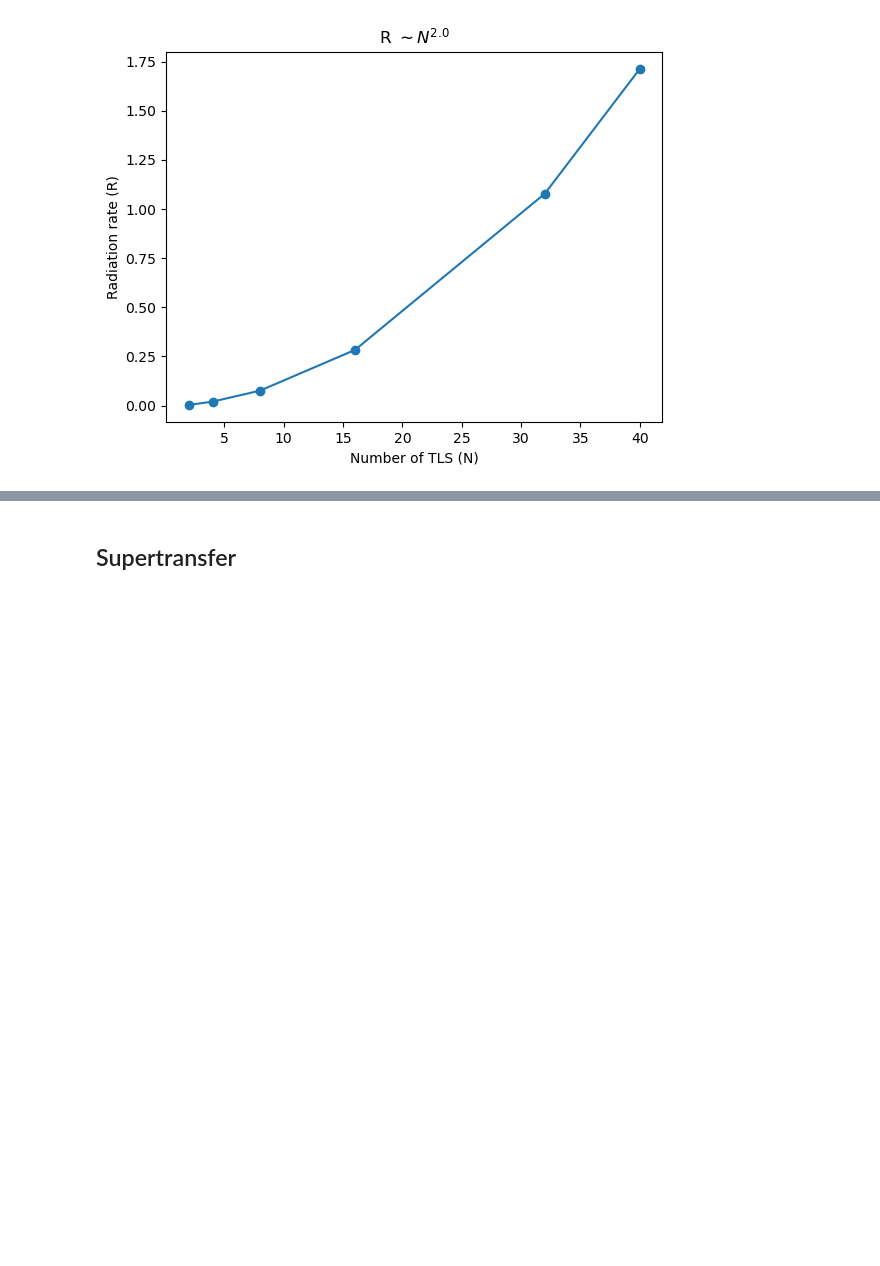
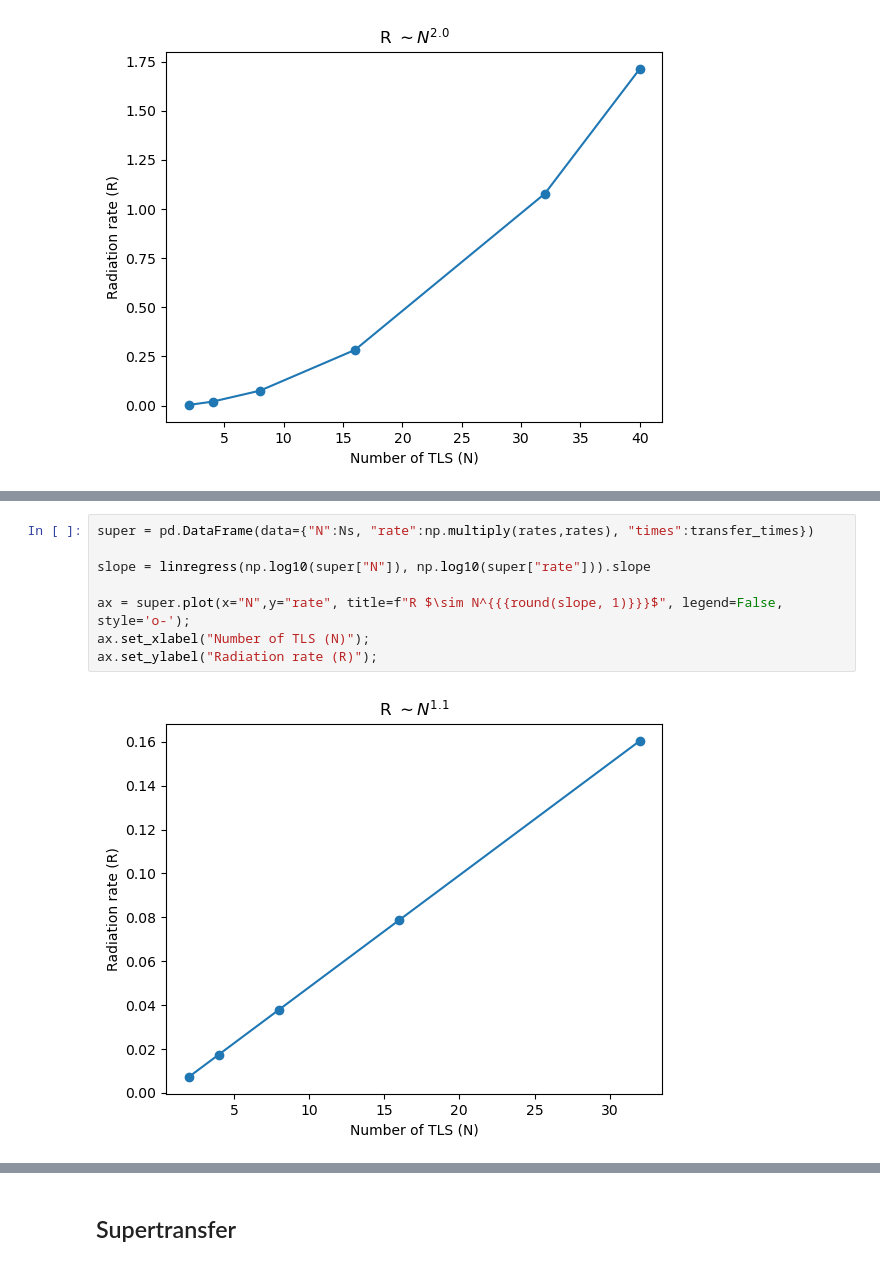
Before and after one commit to project-ida/two-state-quantum-systems, a Jupyter notebook: 06D-many-two-state-systems.ipynb, the cells around one changed output, grey strips where cells are left out. Saved outputs shown, nothing was run; the diff lists cells and outputs as text; blank space fills up the shorter version.

```diff
--- a/06D-many-two-state-systems.ipynb
+++ b/06D-many-two-state-systems.ipynb
@@ -339,2 +476,12 @@ ax.set_ylabel("Radiation rate (R)");
+# %%
+super = pd.DataFrame(data={"N":Ns, "rate":np.multiply(rates,rates), "times":transfer_times})
+
+slope = linregress(np.log10(super["N"]), np.log10(super["rate"])).slope
+
+ax = super.plot(x="N",y="rate", title=f"R $\sim N^{{{round(slope, 1)}}}$", legend=False, style='o-');
+ax.set_xlabel("Number of TLS (N)");
+ax.set_ylabel("Radiation rate (R)");
+# %% [output]
+[figure, added]
 # %% [markdown]
 ### TODO lots of chat about dicke
```
Also changed, not shown: parts of 24 cells of this notebook.
